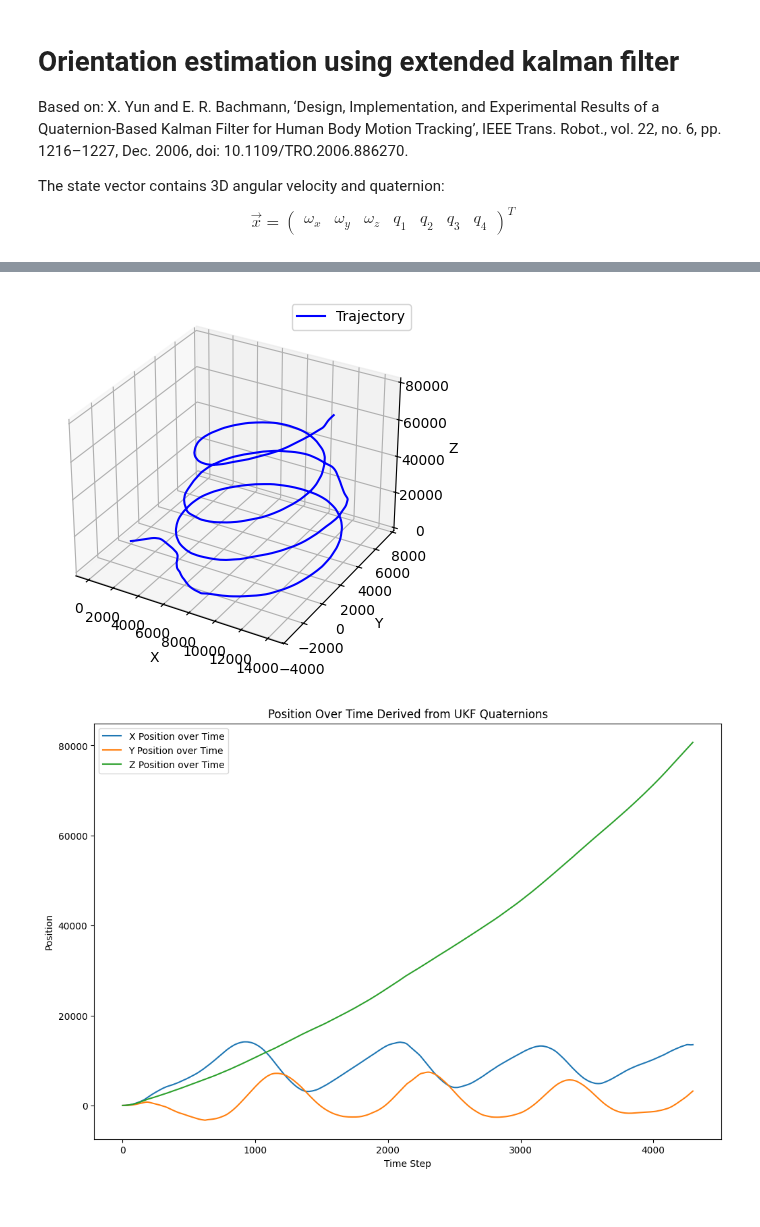
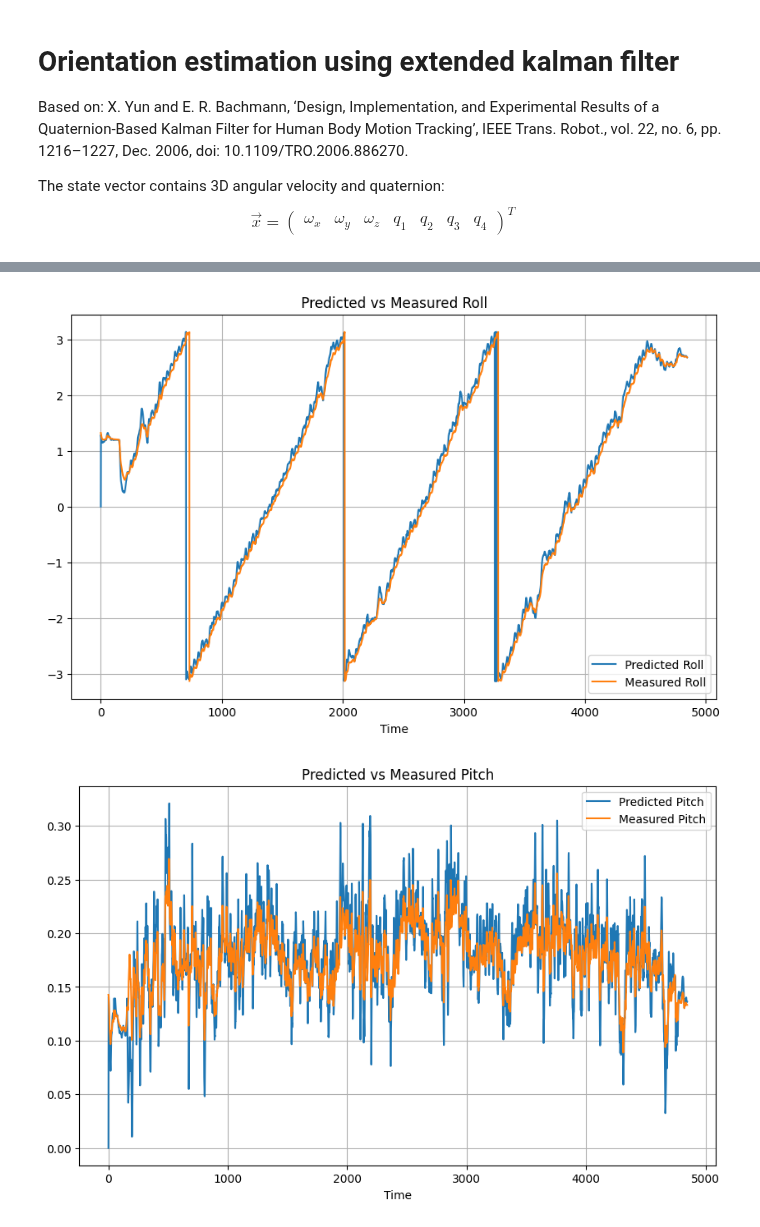
Before and after one commit to kjetteren/RaD_team1_HELIXON, a Jupyter notebook: kalman/QuaternionEKF.ipynb, the cells around one changed output, grey strips where cells are left out. Cells and saved outputs as stored; diff of their text form; code cells hidden in the pictures.

```diff
--- a/kalman/QuaternionEKF.ipynb
+++ b/kalman/QuaternionEKF.ipynb
@@ -136,39 +154,30 @@ plt.show()
 # %%
-fig = plt.figure()
-ax = fig.add_subplot(111, projection='3d')
-
-# Plot measured position
-ax.plot(positions[:, 0], positions[:, 1], positions[:, 2], label='Trajectory', color='blue')
-
-# Plot predicted positions
-ax.set_xlabel('X')
-ax.set_ylabel('Y')
-ax.set_zlabel('Z')
+plt.figure(figsize=(10, 6))
+plt.plot( predicted_roll, label='Predicted Roll')
+plt.plot(measured_roll, label='Measured Roll')
+plt.xlabel('Time')
+plt.title('Predicted vs Measured Roll')
 plt.legend()
-plt.show()
-
-# Plot positions over time
-plt.figure(figsize=(12, 8))
-plt.plot(positions[:, 0], label='X Position over Time')
-plt.plot(positions[:, 1], label='Y Position over Time')
-plt.plot(positions[:, 2], label='Z Position over Time')
-plt.title('Position Over Time Derived from UKF Quaternions')
-plt.xlabel('Time Step')
-plt.ylabel('Position')
-plt.legend()
+plt.grid()
 plt.show()
 
 plt.figure(figsize=(10, 6))
-plt.plot(predicted_quaternions[:, 0], label='Quaternion_W')
-plt.plot(predicted_quaternions[:, 1], label='Quaternion_X')
-plt.plot(predicted_quaternions[:, 2], label='Quaternion_Y')
-plt.plot(predicted_quaternions[:, 3], label='Quaternion_Z')
-plt.xlabel('Time Step')
-plt.ylabel('Quaternion Component')
-plt.title('Predicted Quaternion Components Over Time')
+plt.plot( predicted_pitch, label='Predicted Pitch')
+plt.plot(measured_pitch, label='Measured Pitch')
+plt.xlabel('Time')
+plt.title('Predicted vs Measured Pitch')
 plt.legend()
 plt.grid()
 plt.show()
+
+plt.figure(figsize=(10, 6))
+plt.plot( predicted_yaw, label='Predicted Yaw')
+plt.plot(measured_yaw, label='Measured Yaw')
+plt.xlabel('Time')
+plt.title('Predicted vs Measured Yaw')
+plt.legend()
+plt.grid()
+plt.show()
 # %% [output]
-[figure, old version]
+[figure, new version]
-[figure, old version]
+[figure, new version]
```
Also changed, not shown: parts of 6 cells of this notebook, 1 other file.
